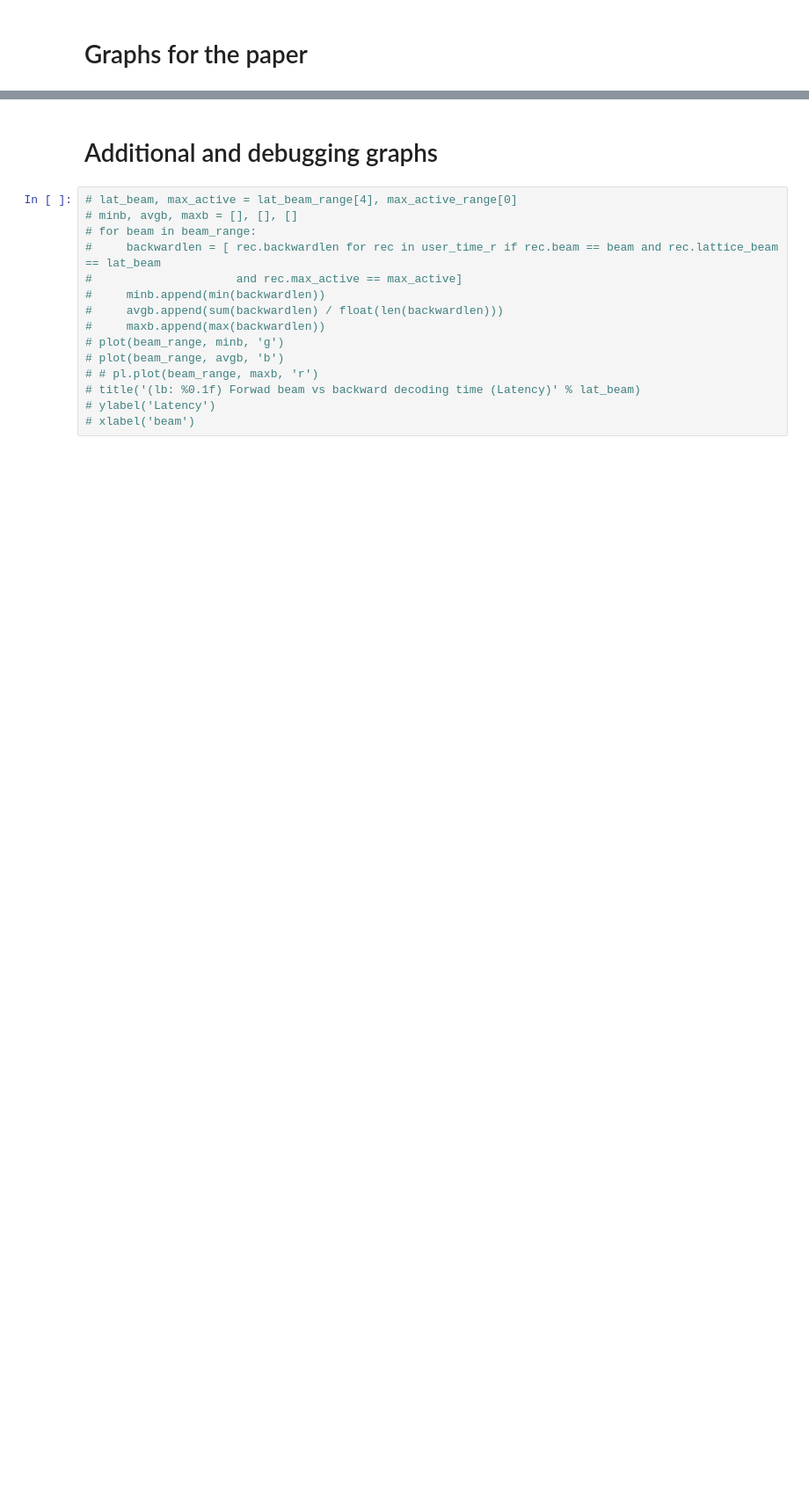
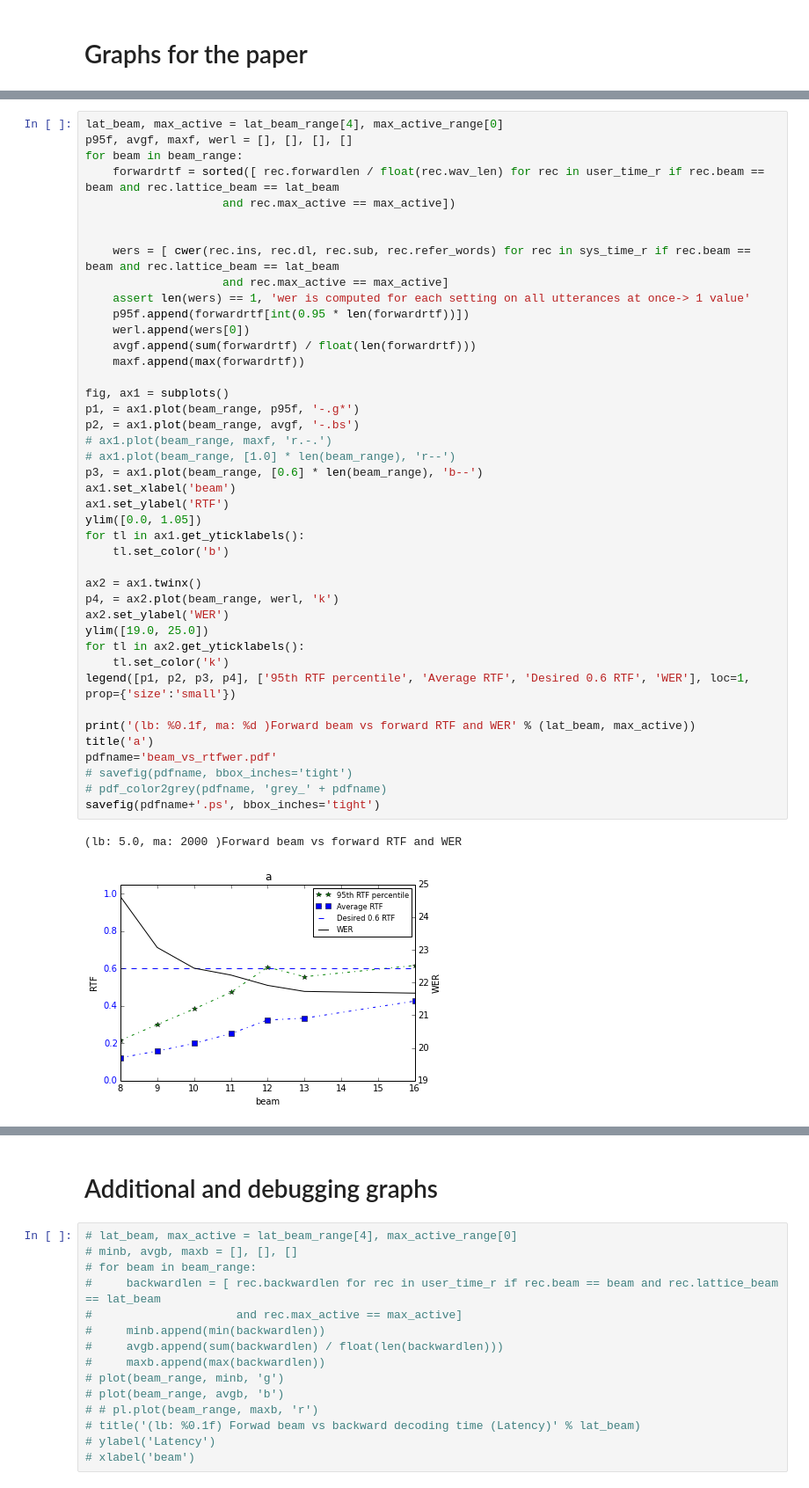
Before and after one commit to oplatek/pykaldi-eval, a Jupyter notebook: Pykaldi-evaluation.ipynb, the cells around one changed output, grey strips where cells are left out. Shown at 88% size. Cells and saved outputs as stored; diff of their text form; blank space fills up the shorter version.

```diff
--- a/Pykaldi-evaluation.ipynb
+++ b/Pykaldi-evaluation.ipynb
@@ -177,0 +191,45 @@ pdf_color2grey(pdfname, 'grey_' + pdfname)
+# %%
+lat_beam, max_active = lat_beam_range[4], max_active_range[0]
+p95f, avgf, maxf, werl = [], [], [], []
+for beam in beam_range:
+    forwardrtf = sorted([ rec.forwardlen / float(rec.wav_len) for rec in user_time_r if rec.beam == beam and rec.lattice_beam == lat_beam
+                    and rec.max_active == max_active])
+
+
+    wers = [ cwer(rec.ins, rec.dl, rec.sub, rec.refer_words) for rec in sys_time_r if rec.beam == beam and rec.lattice_beam == lat_beam
+                    and rec.max_active == max_active]
+    assert len(wers) == 1, 'wer is computed for each setting on all utterances at once-> 1 value'
+    p95f.append(forwardrtf[int(0.95 * len(forwardrtf))])
+    werl.append(wers[0])
+    avgf.append(sum(forwardrtf) / float(len(forwardrtf)))
+    maxf.append(max(forwardrtf))
+
+fig, ax1 = subplots()
+p1, = ax1.plot(beam_range, p95f, '-.g*')
+p2, = ax1.plot(beam_range, avgf, '-.bs')
+# ax1.plot(beam_range, maxf, 'r.-.')
+# ax1.plot(beam_range, [1.0] * len(beam_range), 'r--')
+p3, = ax1.plot(beam_range, [0.6] * len(beam_range), 'b--')
+ax1.set_xlabel('beam')
+ax1.set_ylabel('RTF')
+ylim([0.0, 1.05])
+for tl in ax1.get_yticklabels():
+    tl.set_color('b')
+
+ax2 = ax1.twinx()
+p4, = ax2.plot(beam_range, werl, 'k')
+ax2.set_ylabel('WER')
+ylim([19.0, 25.0])
+for tl in ax2.get_yticklabels():
+    tl.set_color('k')
+legend([p1, p2, p3, p4], ['95th RTF percentile', 'Average RTF', 'Desired 0.6 RTF', 'WER'], loc=1, prop={'size':'small'})
+
+print('(lb: %0.1f, ma: %d )Forward beam vs forward RTF and WER' % (lat_beam, max_active))
+title('a')
+pdfname='beam_vs_rtfwer.pdf'
+# savefig(pdfname, bbox_inches='tight')
+# pdf_color2grey(pdfname, 'grey_' + pdfname)
+savefig(pdfname+'.ps', bbox_inches='tight')
+# %% [output]
+(lb: 5.0, ma: 2000 )Forward beam vs forward RTF and WER
+[figure, added]
```
Also changed, not shown: parts of 8 cells of this notebook, 1 other file.
